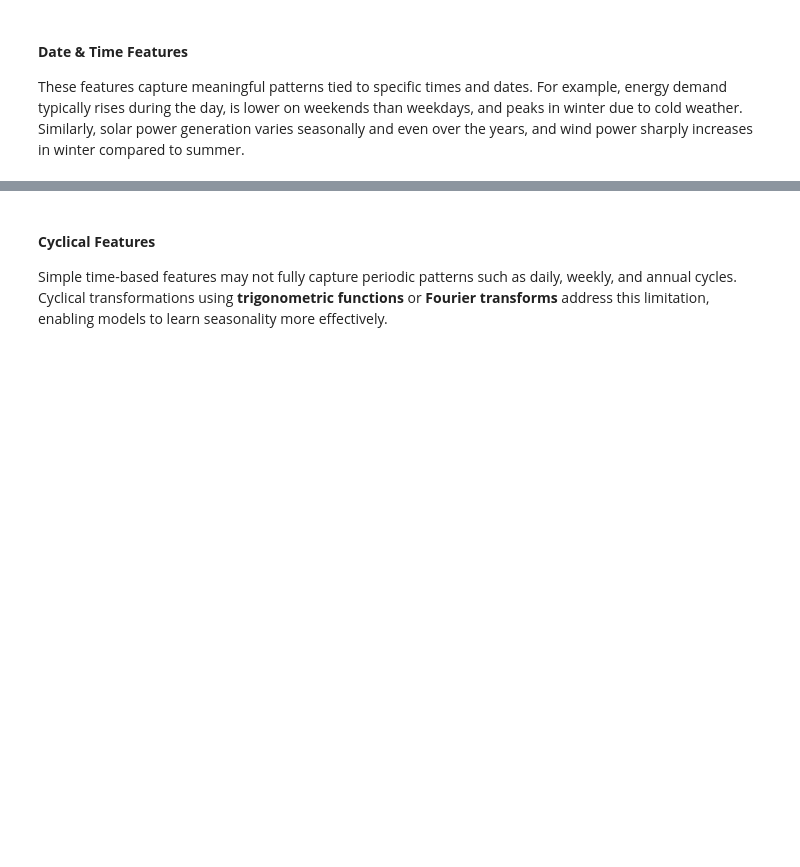
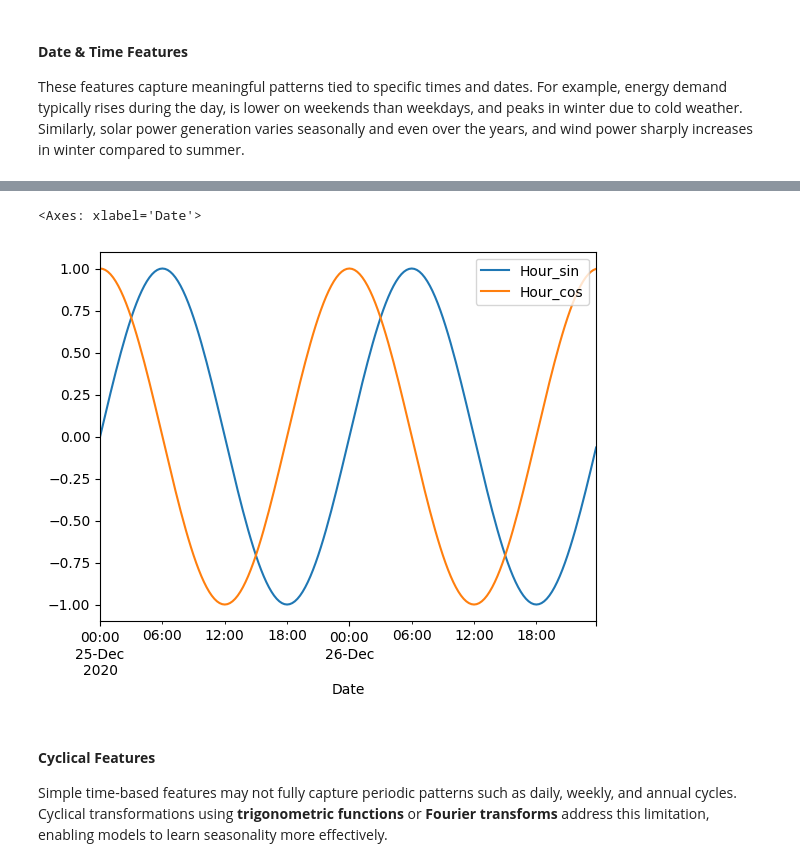
Before and after one commit to anthonymakarewicz/algo-electricity-trading, a Jupyter notebook: main.ipynb, the cells around one changed output, grey strips where cells are left out. Cells and saved outputs as stored; diff of their text form; code cells hidden in the pictures; blank space fills up the shorter version.

```diff
--- a/main.ipynb
+++ b/main.ipynb
@@ -1159,3 +1166,8 @@ def extract_time_features(df):
+# %%
+df.loc["2020-12-25":"2020-12-26", ["Hour_sin", "Hour_cos"]].plot()
+# %% [output]
+<Axes: xlabel='Date'>
+[figure, added]
 # %% [markdown]
 #### **Cyclical Features**
 
```
Also changed, not shown: parts of 12 cells of this notebook.
